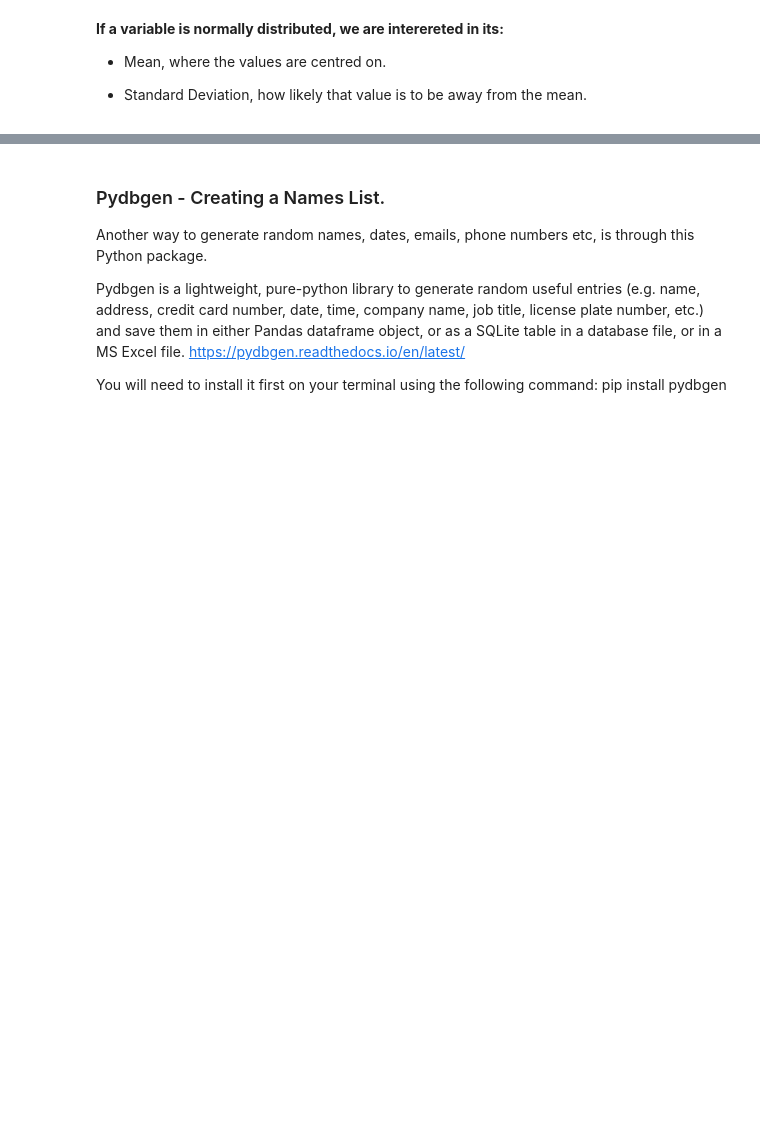
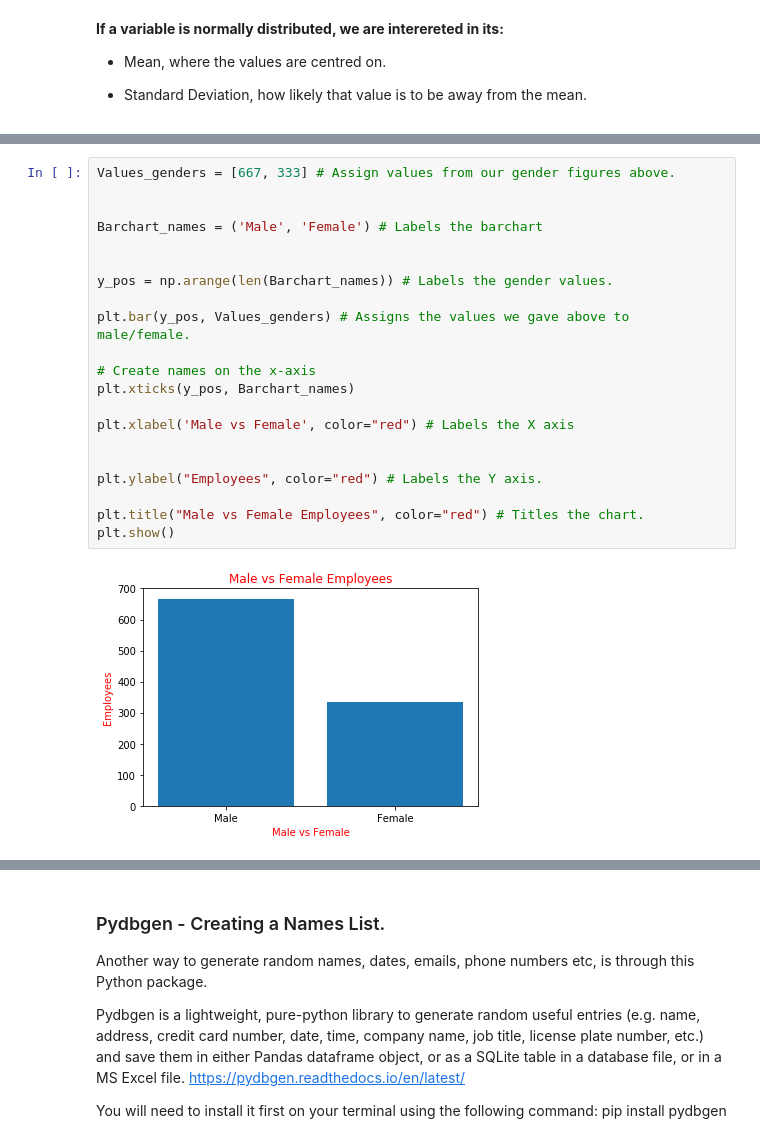
Before and after one commit to daithimarkham/Programming-for-Data-Analysis-Project-2019, a Jupyter notebook: Programming for Data Analysis Project 2019.ipynb, the cells around one changed output, grey strips where cells are left out. Drawn from its saved outputs; the diff is of its cells as text; blank space fills up the shorter version.

```diff
--- a/Programming for Data Analysis Project 2019.ipynb
+++ b/Programming for Data Analysis Project 2019.ipynb
@@ -214,2 +266,25 @@ We can see in the graph below what the reasons used to be, however, over the pas
+# %%
+Values_genders = [667, 333] # Assign values from our gender figures above.
+
+
+Barchart_names = ('Male', 'Female') # Labels the barchart
+
+
+y_pos = np.arange(len(Barchart_names)) # Labels the gender values.
+
+plt.bar(y_pos, Values_genders) # Assigns the values we gave above to male/female.
+
+# Create names on the x-axis
+plt.xticks(y_pos, Barchart_names)
+
+plt.xlabel('Male vs Female', color="red") # Labels the X axis
+
+
+plt.ylabel("Employees", color="red") # Labels the Y axis.
+
+plt.title("Male vs Female Employees", color="red") # Titles the chart.
+plt.show()
+# %% [output]
+[figure, added]
 # %%
 Gender = ["Male", "Female"]
```
Also changed, not shown: parts of 24 cells of this notebook.
